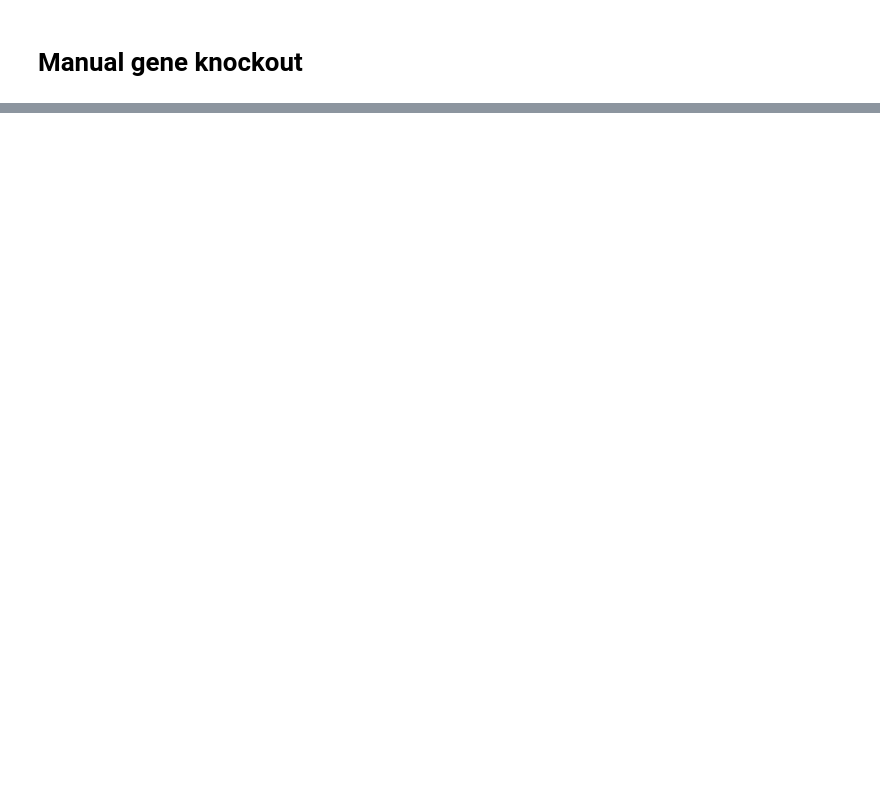
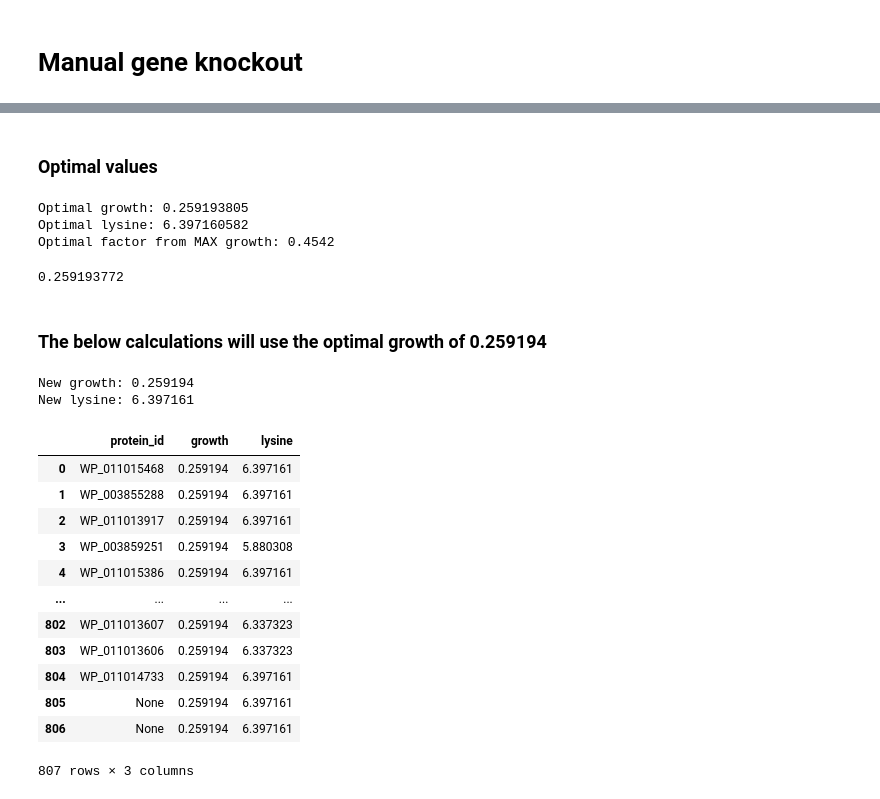
Before and after one commit to 27410/group-assingment-group-9, a Jupyter notebook: manual_gene_knockout.ipynb, the cells around one changed output, grey strips where cells are left out. Saved outputs shown, nothing was run; the diff lists cells and outputs as text; code cells hidden in the pictures; blank space fills up the shorter version.

```diff
--- a/manual_gene_knockout.ipynb
+++ b/manual_gene_knockout.ipynb
@@ -53,11 +118,73 @@ New lysine: 0.151715
+# %% [markdown]
+### Optimal values
+# %%
+#print(f"Point with Maximum Distance (optimum): {max_distance_point}")
+optimal_growth, optimal_lysine = max_distance_point
+optimal_factor = df.loc[max_distance_index, 'factor']
+
+print(f"Optimal growth: {round(optimal_growth, 9)}", Fore.BLACK)
+print(f"Optimal lysine: {round(optimal_lysine, 9)}", Fore.BLACK)
+print(f"Optimal factor from MAX growth: {round(optimal_factor, 9)}", Fore.BLACK)
+# %% [output]
+Optimal growth: 0.259193805
+Optimal lysine: 6.397160582
+Optimal factor from MAX growth: 0.4542
+# %%
+0.57066*0.4542
+# %% [output]
+0.259193772
+# %% [markdown]
+### The below calculations will use the optimal growth of 0.259194
+# %%
+%%capture
+
+model = read_sbml_model('Files/iCGB21FR.xml')
+# %%
+lys_exp_rxn = Reaction("LYSt3r")
+lys_exp_rxn.name = "L lysine transport out via proton antiport reversible"
+lys_exp_rxn.add_metabolites({model.metabolites.h_e: -1, model.metabolites.lys__L_c: -1, model.metabolites.h_c: 1, model.metabolites.lys__L_e: 1})
+lys_exp_rxn.gene_reaction_rule = "( Mbar_A2583 or Mbar_A3244 )"
+lys_exp_rxn.lower_bound, lys_exp_rxn.upper_bound = 0, 1000
+model.add_reactions([lys_exp_rxn])
+
+model.reactions.Growth.bounds = (0.259193805 , 1000)
+model.objective = model.reactions.DAPDC
+solution = model.optimize()
+
+
+print(f"New growth: {round(solution['Growth'], 6)}")
+print(f"New lysine: {round(solution['DAPDC'], 6)}")
+# %% [output]
+New growth: 0.259194
+New lysine: 6.397161
 # %%
-
-results = {}
+single_KO_results = []
 
 for gene in model.genes:
     with model:
         gene.knock_out()
+        protein_id = getProteinID(gene.id)
 
-        protein_id = getProteinID(gene.id)
         solution = model.optimize()
-        results[protein_id] = {"growth": solution["Growth"], "lysine": solution["DAPDC"]}
+        single_KO_results.append({
+            "protein_id": protein_id,
+            "growth": solution['Growth'],
+            "lysine": solution['DAPDC']
+        })
+
+df_single_KO = pd.DataFrame(single_KO_results, columns=["protein_id", "growth", "lysine"])
+df_single_KO
+# %% [output]
+|  | protein_id | growth | lysine |
+| 0 | WP_011015468 | 0.259194 | 6.397161 |
+| 1 | WP_003855288 | 0.259194 | 6.397161 |
+| 2 | WP_011013917 | 0.259194 | 6.397161 |
+| 3 | WP_003859251 | 0.259194 | 5.880308 |
+| 4 | WP_011015386 | 0.259194 | 6.397161 |
+| ... | ... | ... | ... |
+| 802 | WP_011013607 | 0.259194 | 6.337323 |
+| 803 | WP_011013606 | 0.259194 | 6.337323 |
+| 804 | WP_011014733 | 0.259194 | 6.397161 |
+| 805 | None | 0.259194 | 6.397161 |
+| 806 | None | 0.259194 | 6.397161 |
+807 rows × 3 columns
```
Also changed, not shown: parts of 17 cells of this notebook, 2 other files.
